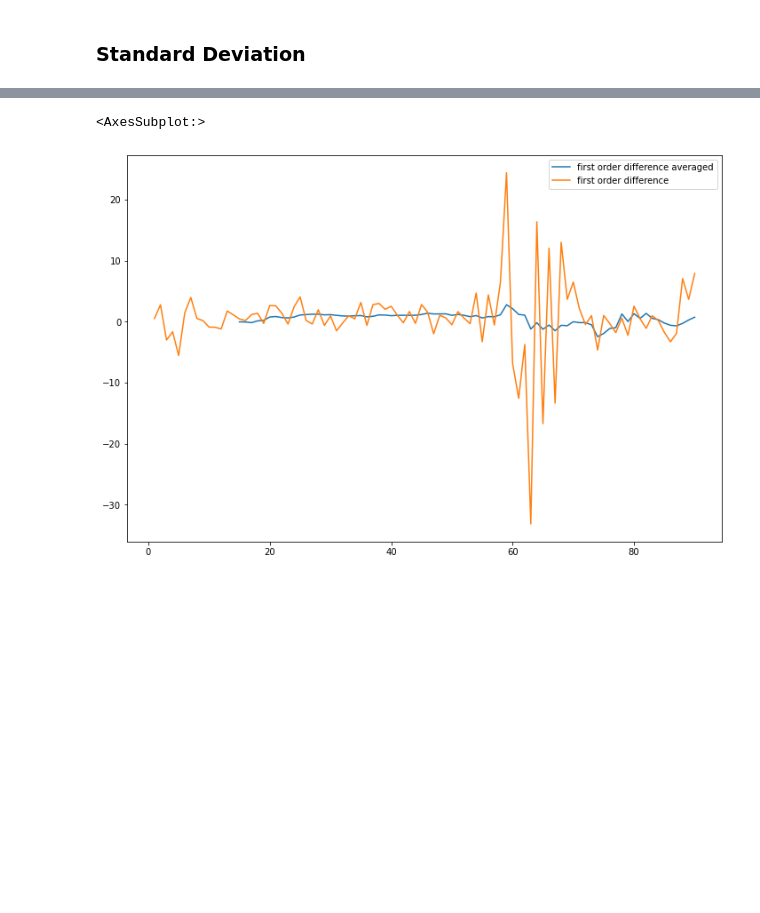
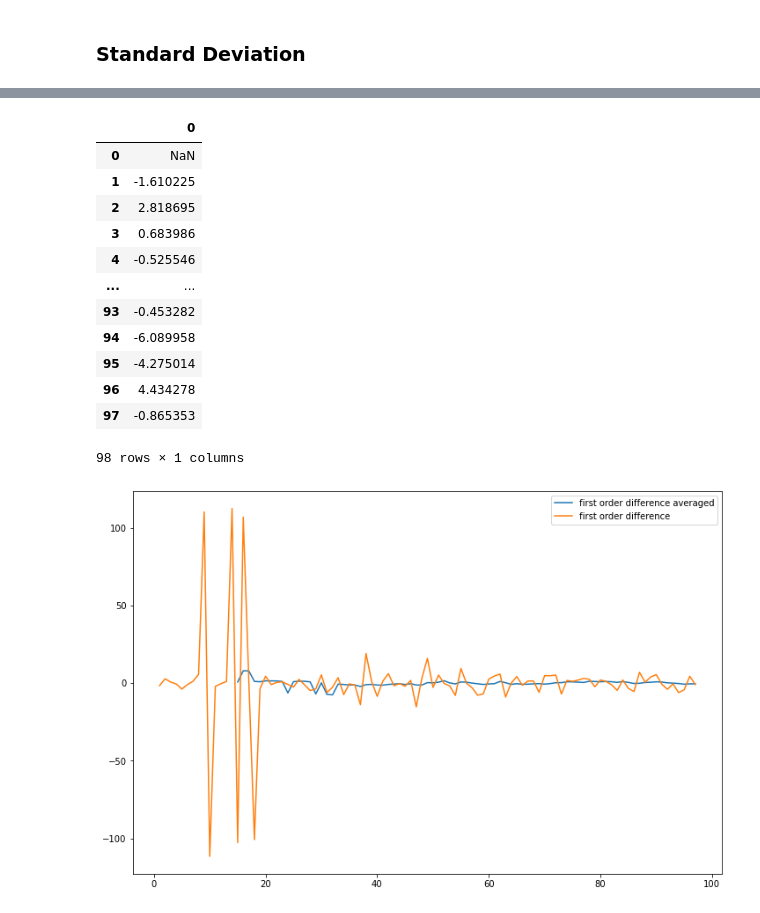
Before and after one commit to Yifan-FENG/test, a Jupyter notebook: Week-6/STEM-Week-6.ipynb, the cells around one changed output, grey strips where cells are left out. Drawn from its saved outputs; the diff is of its cells as text; code cells hidden in the pictures; blank space fills up the shorter version.

```diff
--- a/Week-6/STEM-Week-6.ipynb
+++ b/Week-6/STEM-Week-6.ipynb
@@ -5,6 +5,6 @@ import matplotlib.pyplot as plt
 # %% [markdown]
 ### Load in data
 # %%
-file_path = "/Users/louismccallum/Downloads/myLearnerData-17.json"
+file_path = "../Week-6/myLearnerData.json"
 data = pd.read_json(file_path)["input"].values
 data = np.array([np.array(i) for i in data])
@@ -17,4 +31,5 @@ data.shape
 # %%
 start = 0
 end = -1
-body_data = pd.DataFrame(data[:,0][start:end])
+body_data = pd.DataFrame(data[:,1][start:end])
+body_data
@@ -51,12 +80,26 @@ toPlot.plot(figsize=(12,8))
 # %%
 toPlot = pd.DataFrame([])
 
 #Window for rolling average on first order difference
 av_win = 15
 
 toPlot["first order difference averaged"] = body_data.diff(1).rolling(av_win).mean()[0]
 toPlot["first order difference"] = body_data.diff(1)[0]
 toPlot.plot(figsize=(12,8))
+
+body_data.diff()
 # %% [output]
+|  | 0 |
+| 0 | NaN |
+| 1 | -1.610225 |
+| 2 | 2.818695 |
+| 3 | 0.683986 |
+| 4 | -0.525546 |
+| ... | ... |
+| 93 | -0.453282 |
+| 94 | -6.089958 |
+| 95 | -4.275014 |
+| 96 | 4.434278 |
+| 97 | -0.865353 |
-<AxesSubplot:>
+98 rows × 1 columns
-[figure, old version]
+[figure, new version]
```
Also changed, not shown: parts of 5 cells of this notebook, 33 other files.
